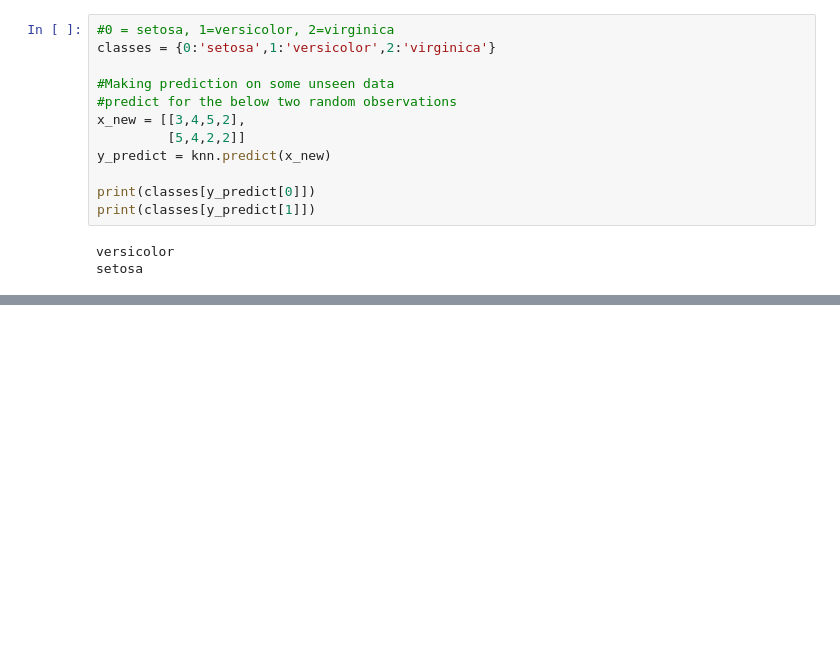
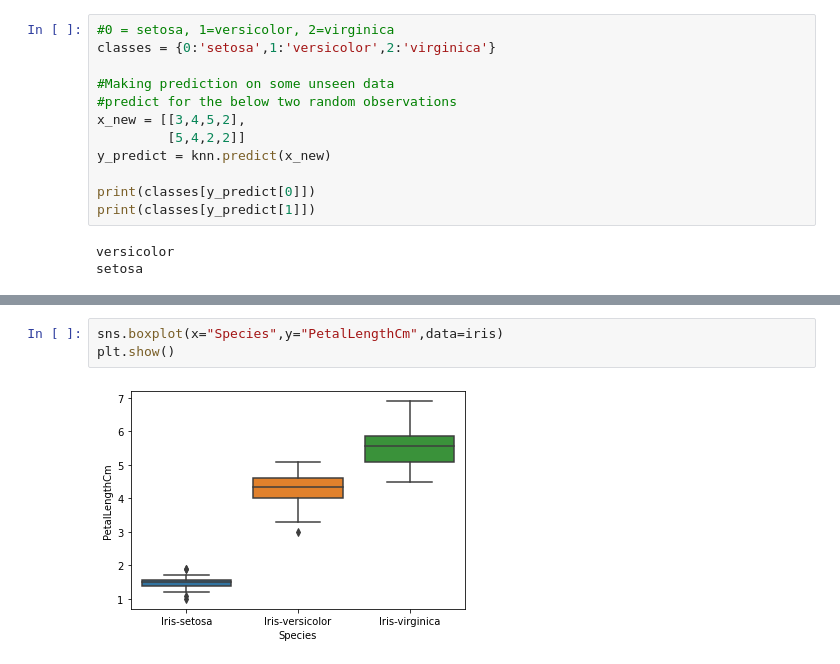
Before and after one commit to Sobariyah1001/datamining, a Jupyter notebook: _sources/Tugas.ipynb, the cells around one changed output, grey strips where cells are left out. Cells and saved outputs as stored; diff of their text form; blank space fills up the shorter version.

```diff
--- a/_sources/Tugas.ipynb
+++ b/_sources/Tugas.ipynb
@@ -373,0 +913,5 @@ setosa
+# %%
+sns.boxplot(x="Species",y="PetalLengthCm",data=iris)
+plt.show()
+# %% [output]
+[figure, added]
```
Also changed, not shown: parts of 68 cells of this notebook, 19 other files.
